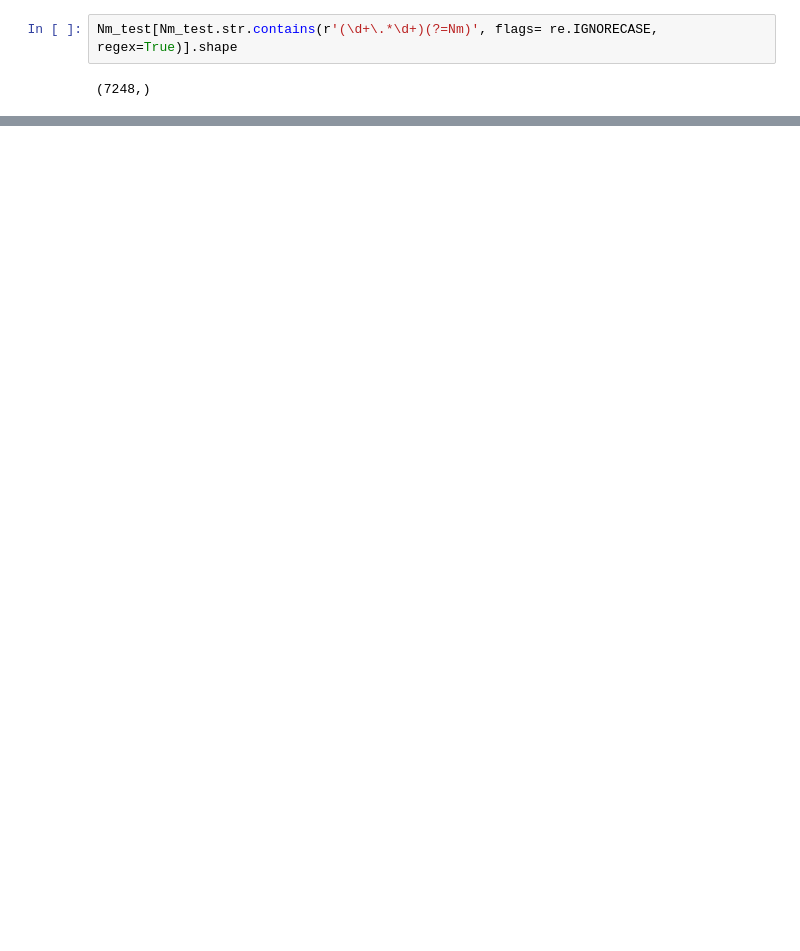
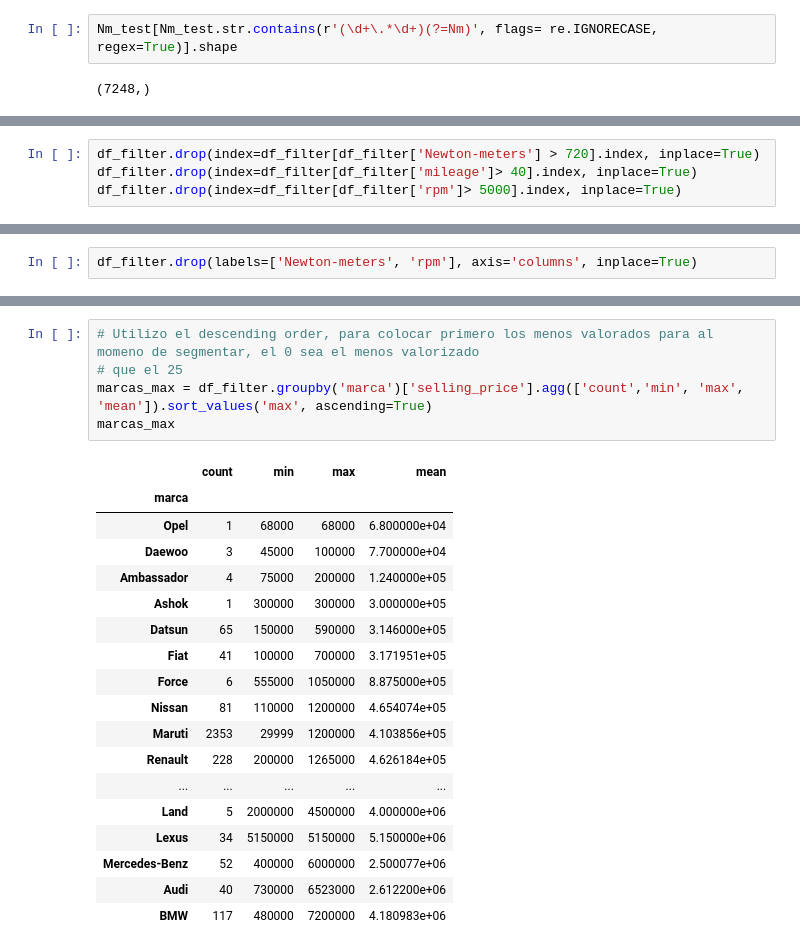
Before and after one commit to Camilongon/CarPrediction, a Jupyter notebook: Modelo_CarPre.ipynb, the cells around one changed output, grey strips where cells are left out. Cells and saved outputs as stored; diff of their text form; blank space fills up the shorter version.

```diff
--- a/Modelo_CarPre.ipynb
+++ b/Modelo_CarPre.ipynb
@@ -276,0 +376,4 @@ Length: 7858, dtype: object
+# %%
+df_filter.drop(index=df_filter[df_filter['Newton-meters'] > 720].index, inplace=True)
+df_filter.drop(index=df_filter[df_filter['mileage']> 40].index, inplace=True)
+df_filter.drop(index=df_filter[df_filter['rpm']> 5000].index, inplace=True)
@@ -276,0 +382,2 @@ Length: 7858, dtype: object
+# %%
+df_filter.drop(labels=['Newton-meters', 'rpm'], axis='columns', inplace=True)
@@ -276,0 +417,24 @@ Length: 7858, dtype: object
+# %%
+# Utilizo el descending order, para colocar primero los menos valorados para al momeno de segmentar, el 0 sea el menos valorizado
+# que el 25
+marcas_max = df_filter.groupby('marca')['selling_price'].agg(['count','min', 'max', 'mean']).sort_values('max', ascending=True)
+marcas_max
+# %% [output]
+|  | count | min | max | mean |
+| marca |  |  |  |  |
+| Opel | 1 | 68000 | 68000 | 6.800000e+04 |
+| Daewoo | 3 | 45000 | 100000 | 7.700000e+04 |
+| Ambassador | 4 | 75000 | 200000 | 1.240000e+05 |
+| Ashok | 1 | 300000 | 300000 | 3.000000e+05 |
+| Datsun | 65 | 150000 | 590000 | 3.146000e+05 |
+| Fiat | 41 | 100000 | 700000 | 3.171951e+05 |
+| Force | 6 | 555000 | 1050000 | 8.875000e+05 |
+| Nissan | 81 | 110000 | 1200000 | 4.654074e+05 |
+| Maruti | 2353 | 29999 | 1200000 | 4.103856e+05 |
+| Renault | 228 | 200000 | 1265000 | 4.626184e+05 |
+| ... | ... | ... | ... | ... |
+| Land | 5 | 2000000 | 4500000 | 4.000000e+06 |
+| Lexus | 34 | 5150000 | 5150000 | 5.150000e+06 |
+| Mercedes-Benz | 52 | 400000 | 6000000 | 2.500077e+06 |
+| Audi | 40 | 730000 | 6523000 | 2.612200e+06 |
+| BMW | 117 | 480000 | 7200000 | 4.180983e+06 |
```
Also changed, not shown: parts of 66 cells of this notebook.
